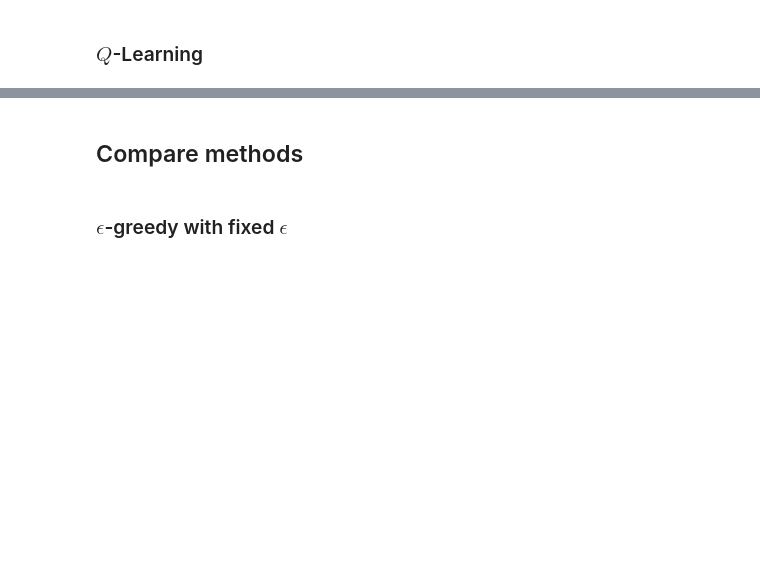
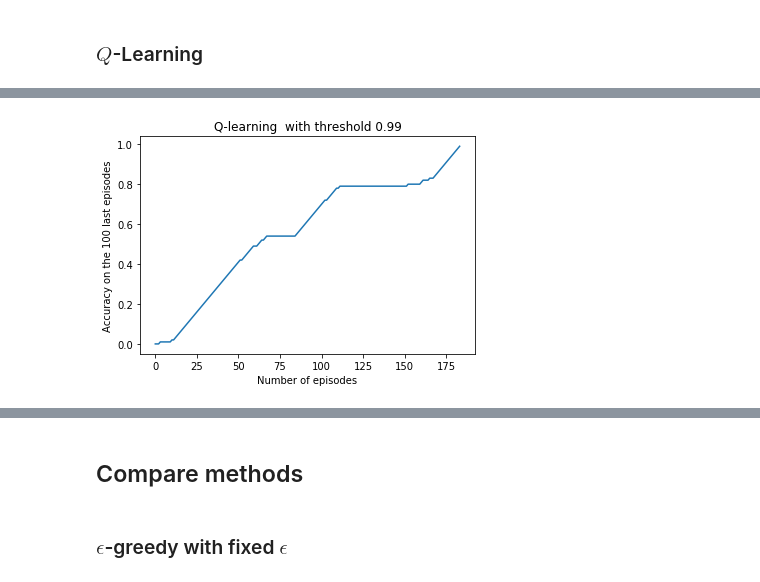
Before and after one commit to AntGro/P3A-Deep-Reinforcement-Learning, a Jupyter notebook: Notebooks/TD deterministic.ipynb, the cells around one changed output, grey strips where cells are left out. Saved outputs shown, nothing was run; the diff lists cells and outputs as text; code cells hidden in the pictures; blank space fills up the shorter version.

```diff
--- a/Notebooks/TD deterministic.ipynb
+++ b/Notebooks/TD deterministic.ipynb
@@ -41,11 +45,12 @@ Wall time: 1min 50s
 # %%
 %%time
 w = 100
-threshold = 0.7
-q_table, histAcc, episode = QLearningTh(threshold, softmax = True, window=w, tau = 0.001)
+threshold = 0.99
+q_table, histAcc, episode = QLearningTh(env, threshold, softmax = True, window=w, tau = 0.01)
 print(episode)
 plt.plot(np.arange(len(histAcc)), histAcc)
 
 plt.xlabel("Number of episodes")
 plt.ylabel("Accuracy on the {} last episodes".format(w))
 plt.title("Q-learning  with threshold {}".format(threshold))
+# %% [output]
@@ -51,0 +59 @@ plt.title("Q-learning  with threshold {}".format(threshold))
+[figure, added]
```
Also changed, not shown: parts of 16 cells of this notebook, 6 other files.
